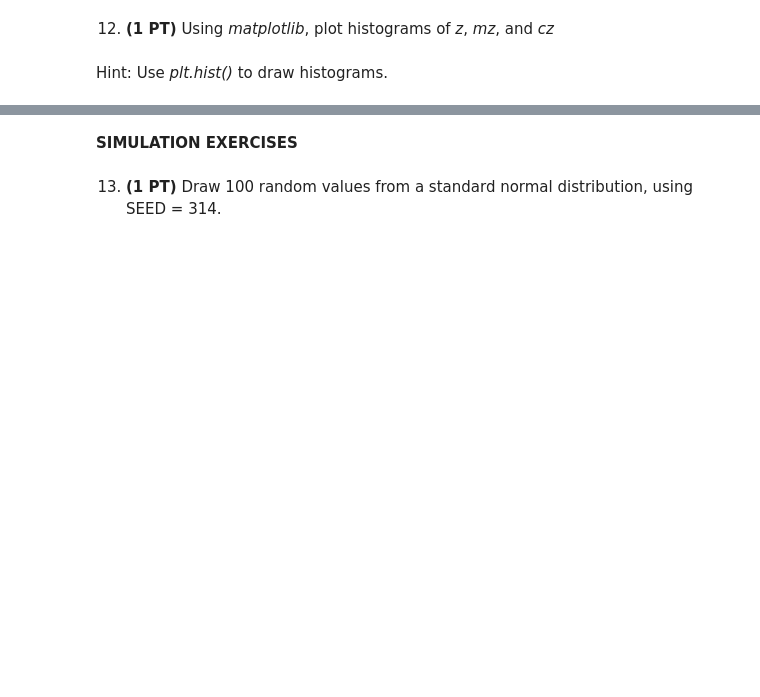
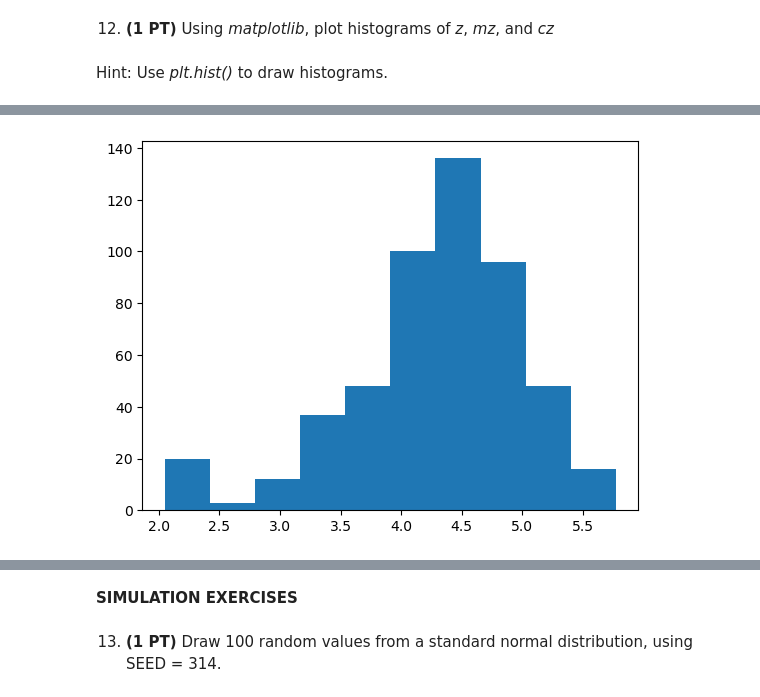
Before and after one commit to Lavinachen/hudm5001, a Jupyter notebook: programming_assignments/python/Lavina Chen_yc4305_numpy_assignment-Copy1.ipynb, the cells around one changed output, grey strips where cells are left out. Saved outputs shown, nothing was run; the diff lists cells and outputs as text; code cells hidden in the pictures; blank space fills up the shorter version.

```diff
--- a/programming_assignments/python/Lavina Chen_yc4305_numpy_assignment-Copy1.ipynb
+++ b/programming_assignments/python/Lavina Chen_yc4305_numpy_assignment-Copy1.ipynb
@@ -60,2 +172,5 @@ Print the product, and check if the result makes sense.
 # %% [markdown]
 9) **(1 PT)** Apply a mask to z, removing values less than 2. Call this *mz*, and print it.
+# %%
+mz = z[z >= 2]
+print (mz)
@@ -79,0 +249,6 @@ Hint: Use *plt.hist()* to draw histograms.
+# %%
+# mz
+plt.hist(mz)
+plt.show()
+# %% [output]
+[figure, added]
```
Also changed, not shown: parts of 26 cells of this notebook, 1 other file.
